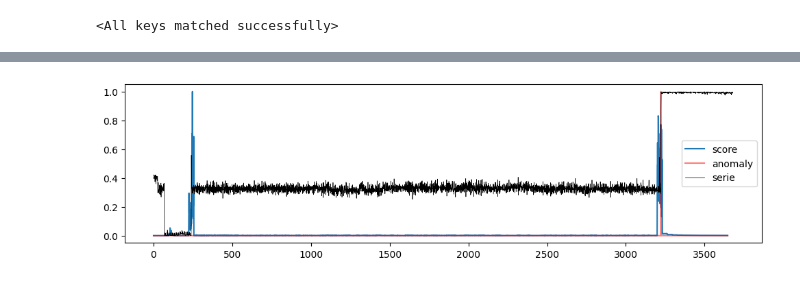
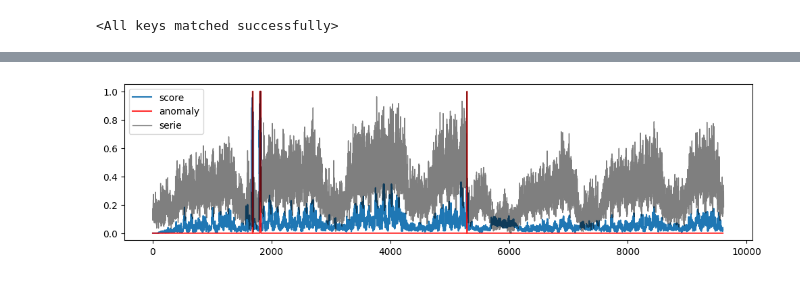
Before and after one commit to QMoayedpour/moving_mahalanobis, a Jupyter notebook: notebooks/ts2vec.ipynb, the cells around one changed output, grey strips where cells are left out. Cells and saved outputs as stored; diff of their text form; code cells hidden in the pictures.

```diff
--- a/notebooks/ts2vec.ipynb
+++ b/notebooks/ts2vec.ipynb
@@ -23,3 +29,7 @@ model.net.load_state_dict(torch.load('/home/onyxia/work/moving_mahalanobis/model
+# %%
+data_kpi = flatten_data(data)
+# %%
+key = list(data_kpi.keys())[2]
 # %%
 import pandas as pd
 seq_len = 32
@@ -27,5 +37,7 @@ path_to_file = "/home/onyxia/work/moving_mahalanobis/data/NAB_anomaly/ec2_cpu_ut
 df = pd.read_csv(path_to_file)
 X = df["value"].to_numpy()
 y = df["label"].to_numpy()
+X = data_kpi[key]["X"][:10000]
+y = data_kpi[key]["y"][:10000]
 y = create_windows(y.flatten(), seq_len=seq_len, stride=seq_len)
 loader = create_ts2vec_dataset(X, model, seq_len=seq_len, stride=seq_len, device="cpu")
@@ -34,7 +44,10 @@ from model.M_mahala.movingmahala import MovingMahalanobis
 # %%
 mahala = MovingMahalanobis(y, loader, model_name="TS2Vec", X=X, seq_len=32)
-out = mahala.fit(print_results=False, thresh=12, mode_auto=True, windows=True,
-                 verbose=True, n_channels = 12)
+params = {"print_results": False, "thresh":12, "mode_auto": True,
+          "windows": True, "verbose": True, "n_channels" : 12,
+          "seq_len": 32, "stride":32, "model_name": "TS2Vec", "device": "cpu", "modif_score": False}
+mahala.set_params(**params)
+out = mahala.fit()
 for key in out.keys():
     print(key, ":", out[key])
 # %% [output]
@@ -55,12 +68,12 @@ mahala.score.max()
 # %%
 plt.figure(figsize=(12,3))
 plt.plot(normalise(np.clip(mahala.score, None, 7000)), label="score")
-plt.plot(mahala.labels, alpha=0.5, c="r", label="anomaly")
-plt.plot(normalise(mahala.X.flatten()), linewidth=0.5, alpha=1, c="black", label="serie")
+plt.plot(mahala.labels, alpha=0.8, c="r", label="anomaly")
+plt.plot(normalise(mahala.X.flatten()), linewidth=1, alpha=0.5, c="black", label="serie")
 plt.legend()
 plt.show()
 # %% [output]
-[figure, old version]
+[figure, new version]
 # %%
 label_w, score_w = score_windows(mahala.labels, mahala.score, seq_len=32)
 all_metrics(label_w, score_w, verbose=True)
```
Also changed, not shown: parts of 9 cells of this notebook, 6 other files.
